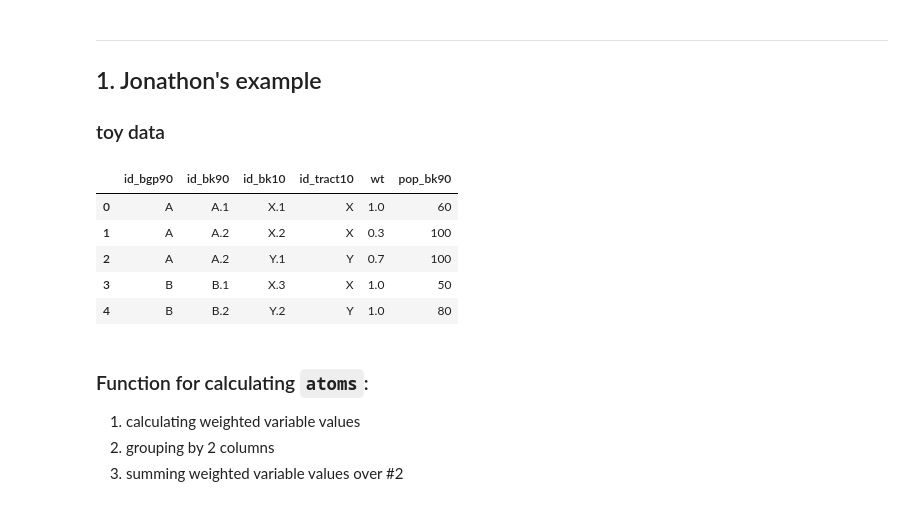
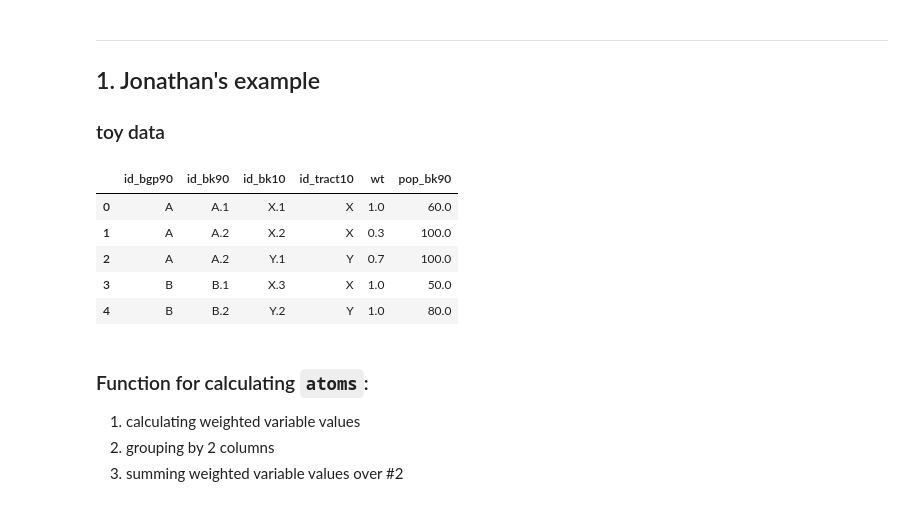
Before and after one commit to ipums/nhgisxwalk, a Jupyter notebook: notebooks/synthetic-example.ipynb, the cells around one changed output. Saved outputs shown, nothing was run; the diff lists cells and outputs as text; code cells hidden in the pictures.

```diff
--- a/notebooks/synthetic-example.ipynb
+++ b/notebooks/synthetic-example.ipynb
@@ -53,26 +52,18 @@ except ImportError:
 # %% [markdown]
 ---------------------
 
-## 1. Jonathon's example
+## 1. Jonathan's example
 ### toy data
-# %%
-jonathon_data = r"""
-id_bgp90,id_bk90,id_bk10,id_tract10,wt,pop_bk90
-A,A.1,X.1,X,1.0,60
-A,A.2,X.2,X,0.3,100
-A,A.2,Y.1,Y,0.7,100
-B,B.1,X.3,X,1.0,50
-B,B.2,Y.2,Y,1.0,80
-"""
-jonathon_df = pandas.read_csv(StringIO(jonathon_data))
-jonathon_df
-# %% [output]
-|  | id_bgp90 | id_bk90 | id_bk10 | id_tract10 | wt | pop_bk90 |
-| 0 | A | A.1 | X.1 | X | 1.0 | 60 |
-| 1 | A | A.2 | X.2 | X | 0.3 | 100 |
-| 2 | A | A.2 | Y.1 | Y | 0.7 | 100 |
-| 3 | B | B.1 | X.3 | X | 1.0 | 50 |
-| 4 | B | B.2 | Y.2 | Y | 1.0 | 80 |
+# %%
+toy_df = nhgisxwalk.GeoCrossWalk.example_crosswalk_data()
+toy_df
+# %% [output]
+|  | id_bgp90 | id_bk90 | id_bk10 | id_tract10 | wt | pop_bk90 |
+| 0 | A | A.1 | X.1 | X | 1.0 | 60.0 |
+| 1 | A | A.2 | X.2 | X | 0.3 | 100.0 |
+| 2 | A | A.2 | Y.1 | Y | 0.7 | 100.0 |
+| 3 | B | B.1 | X.3 | X | 1.0 | 50.0 |
+| 4 | B | B.2 | Y.2 | Y | 1.0 | 80.0 |
 # %% [markdown]
 ### Function for calculating `atoms`:
  1. calculating weighted variable values
```
Also changed, not shown: parts of 10 cells of this notebook, 4 other files.
